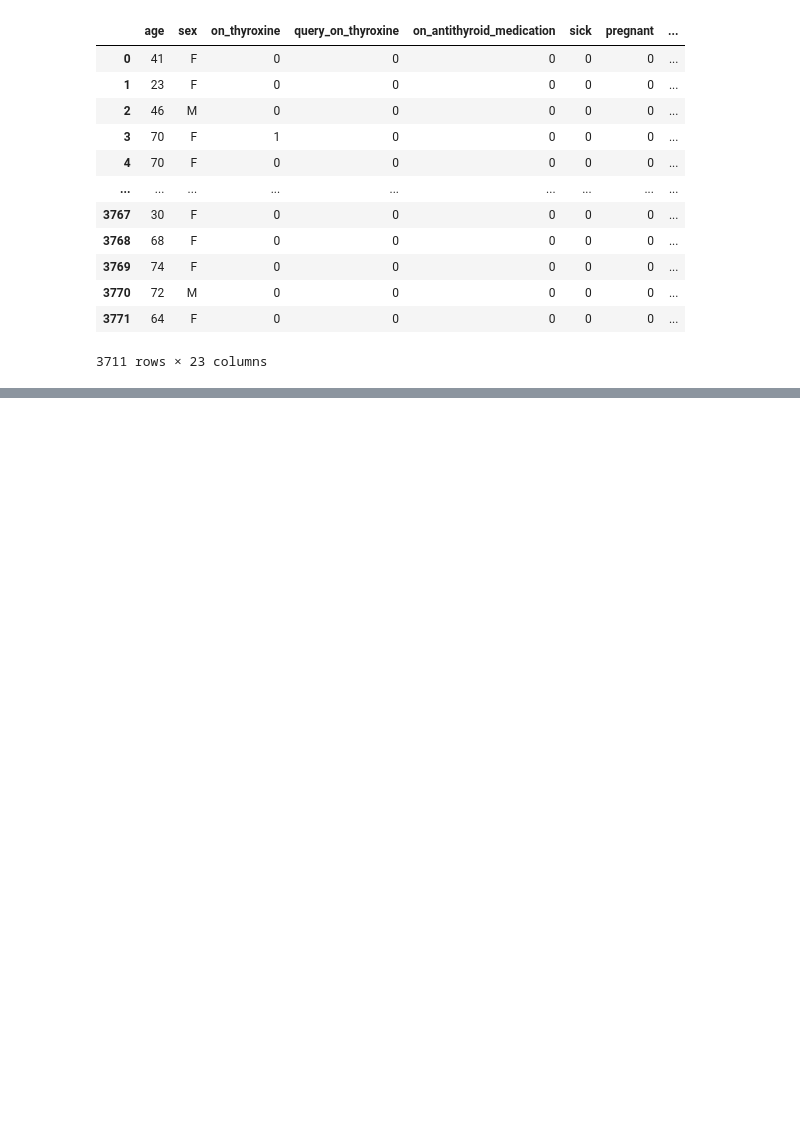
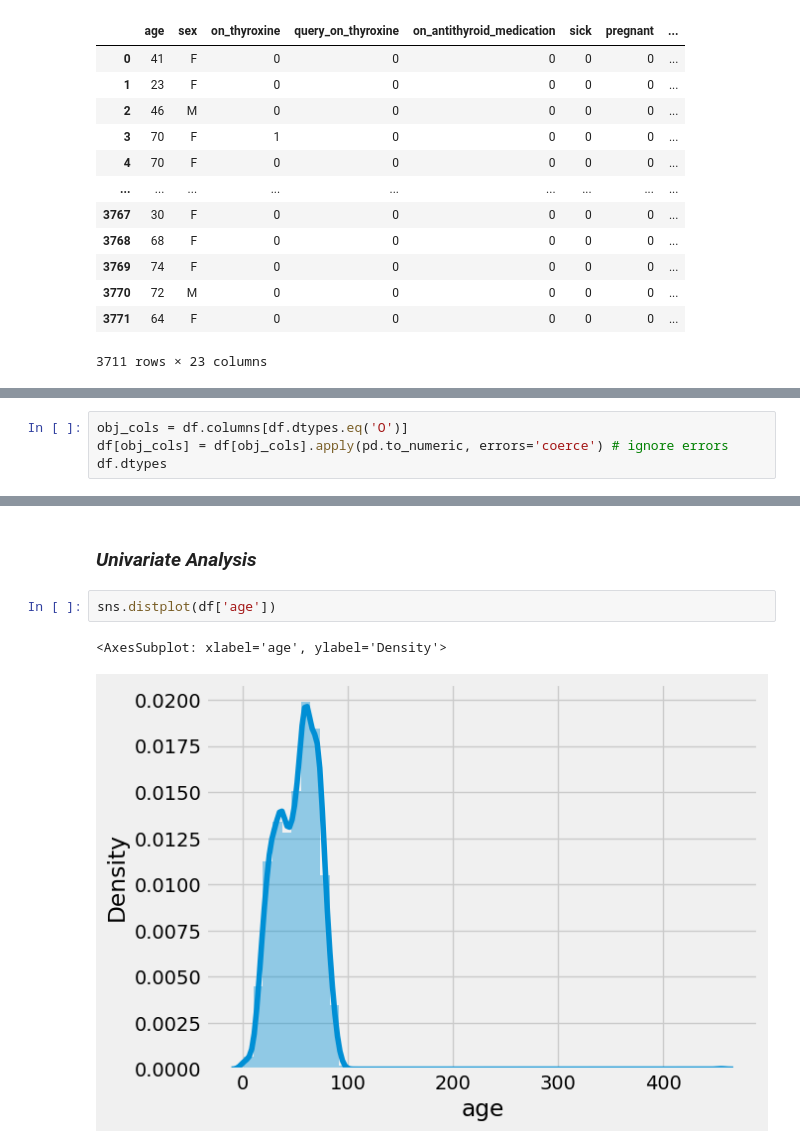
Before and after one commit to gopipandit/ThyroidData_Model, a Jupyter notebook: notebook.ipynb, the cells around one changed output, grey strips where cells are left out. Cells and saved outputs as stored; diff of their text form; blank space fills up the shorter version.

```diff
--- a/notebook.ipynb
+++ b/notebook.ipynb
@@ -230,0 +261,4 @@ df
+# %%
+obj_cols = df.columns[df.dtypes.eq('O')]
+df[obj_cols] = df[obj_cols].apply(pd.to_numeric, errors='coerce') # ignore errors
+df.dtypes
@@ -230,0 +283,7 @@ df
+# %% [markdown]
+### *Univariate Analysis*
+# %%
+sns.distplot(df['age'])
+# %% [output]
+<AxesSubplot: xlabel='age', ylabel='Density'>
+[figure, added]
```
Also changed, not shown: parts of 5 cells of this notebook.
